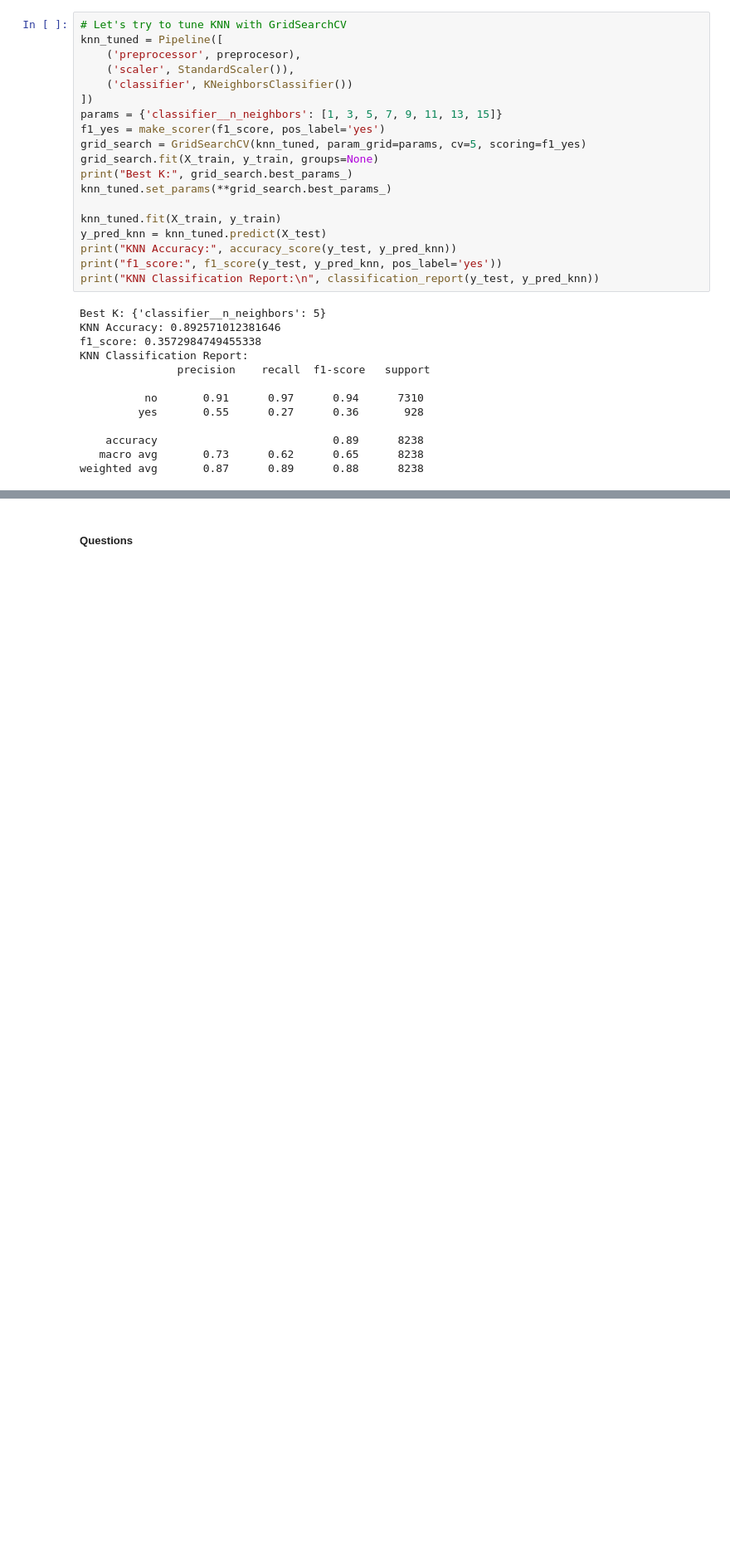
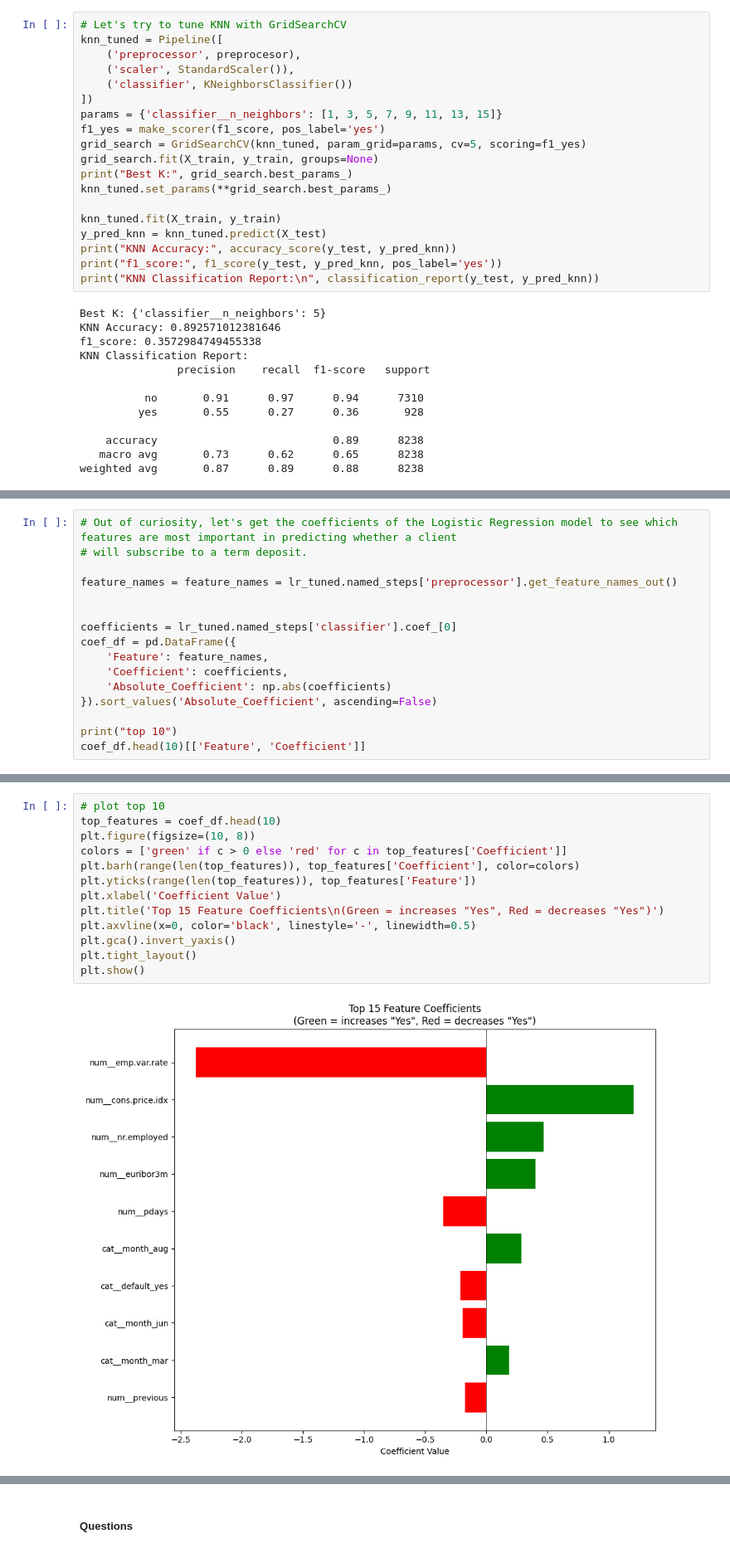
Before and after one commit to coconut808/ML-AI, a Jupyter notebook: Assignment_17.1/prompt_III.ipynb, the cells around one changed output, grey strips where cells are left out. Shown at 83% size. Saved outputs shown, nothing was run; the diff lists cells and outputs as text; blank space fills up the shorter version.

Commit message:
Updating with final model comparisons. Need to add plots.

```diff
--- a/Assignment_17.1/prompt_III.ipynb
+++ b/Assignment_17.1/prompt_III.ipynb
@@ -421,0 +504,16 @@ print("SVM Classification Report:\n", classification_report(y_test, y_pred_svm))
+# %%
+# Out of curiosity, let's get the coefficients of the Logistic Regression model to see which features are most important in predicting whether a client
+# will subscribe to a term deposit.
+
+feature_names = feature_names = lr_tuned.named_steps['preprocessor'].get_feature_names_out()
+
+
+coefficients = lr_tuned.named_steps['classifier'].coef_[0]
+coef_df = pd.DataFrame({
+    'Feature': feature_names,
+    'Coefficient': coefficients,
+    'Absolute_Coefficient': np.abs(coefficients)
+}).sort_values('Absolute_Coefficient', ascending=False)
+
+print("top 10")
+coef_df.head(10)[['Feature', 'Coefficient']]
@@ -421,0 +533,15 @@ print("SVM Classification Report:\n", classification_report(y_test, y_pred_svm))
+# %%
+# plot top 10
+top_features = coef_df.head(10)
+plt.figure(figsize=(10, 8))
+colors = ['green' if c > 0 else 'red' for c in top_features['Coefficient']]
+plt.barh(range(len(top_features)), top_features['Coefficient'], color=colors)
+plt.yticks(range(len(top_features)), top_features['Feature'])
+plt.xlabel('Coefficient Value')
+plt.title('Top 15 Feature Coefficients\n(Green = increases "Yes", Red = decreases "Yes")')
+plt.axvline(x=0, color='black', linestyle='-', linewidth=0.5)
+plt.gca().invert_yaxis()
+plt.tight_layout()
+plt.show()
+# %% [output]
+[figure, added]
```
Also changed, not shown: parts of 15 cells of this notebook.
